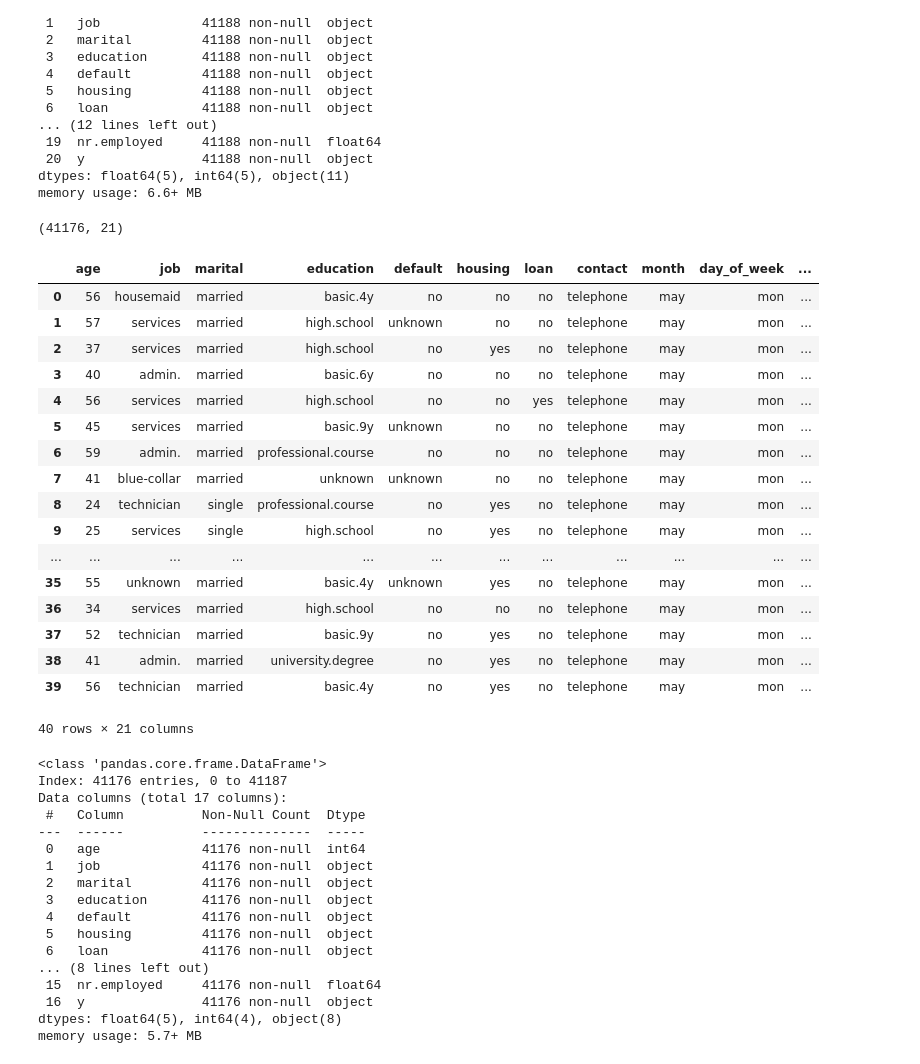
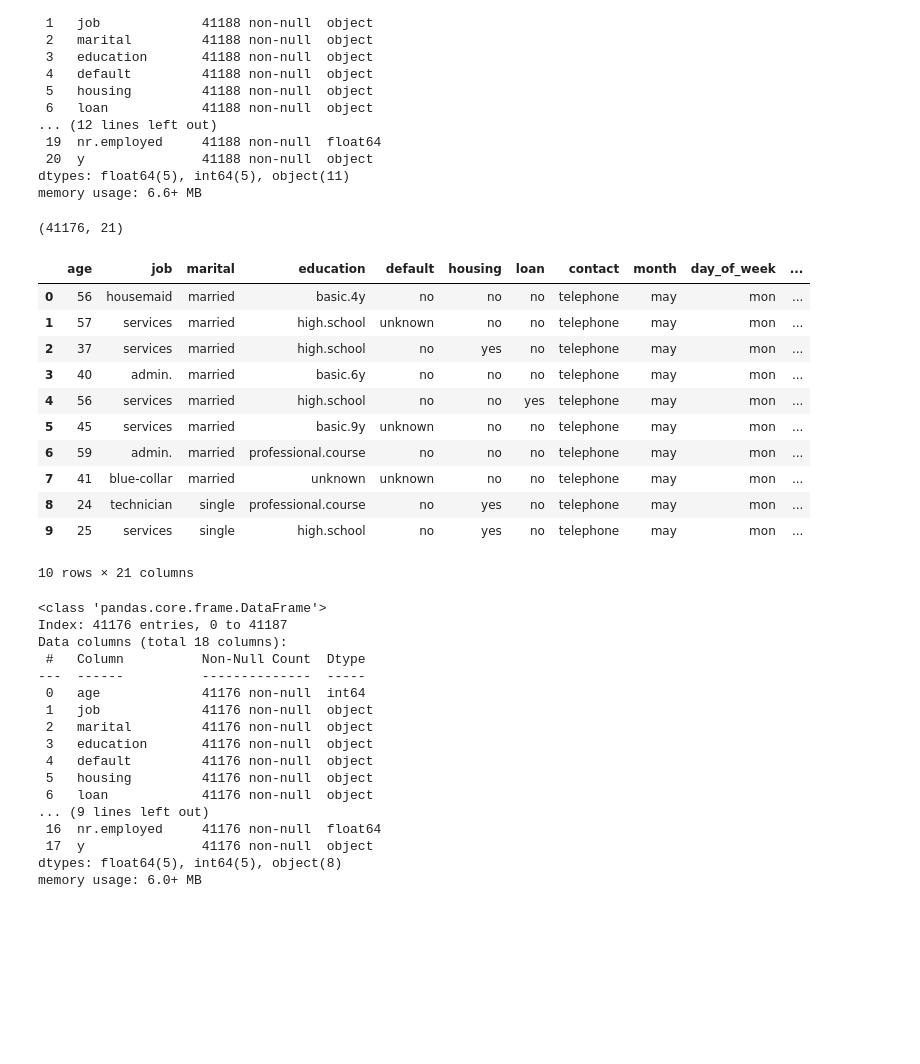
Before and after one commit to Yakondra/machine-learning-python-template, a Jupyter notebook: src/explore.ipynb, the cells around one changed output. Saved outputs shown, nothing was run; the diff lists cells and outputs as text; code cells hidden in the pictures; blank space fills up the shorter version.

```diff
--- a/src/explore.ipynb
+++ b/src/explore.ipynb
@@ -34,40 +34,34 @@ Data columns (total 21 columns):
 dtypes: float64(5), int64(5), object(11)
 memory usage: 6.6+ MB
 # %%
-#month, day_of_week, duration, pdays, education fuera
+#month, day_of_week, pdays, education fuera
 if data_bank.duplicated().sum():
     data_bank = data_bank.drop_duplicates()
 print(data_bank.shape)
-data_bank.head(40)
+data_bank.head(10)
 # %% [output]
 (41176, 21)
 |  | age | job | marital | education | default | housing | loan | contact | month | day_of_week | ... |
 | 0 | 56 | housemaid | married | basic.4y | no | no | no | telephone | may | mon | ... |
 | 1 | 57 | services | married | high.school | unknown | no | no | telephone | may | mon | ... |
 | 2 | 37 | services | married | high.school | no | yes | no | telephone | may | mon | ... |
 | 3 | 40 | admin. | married | basic.6y | no | no | no | telephone | may | mon | ... |
 | 4 | 56 | services | married | high.school | no | no | yes | telephone | may | mon | ... |
 | 5 | 45 | services | married | basic.9y | unknown | no | no | telephone | may | mon | ... |
 | 6 | 59 | admin. | married | professional.course | no | no | no | telephone | may | mon | ... |
 | 7 | 41 | blue-collar | married | unknown | unknown | no | no | telephone | may | mon | ... |
 | 8 | 24 | technician | single | professional.course | no | yes | no | telephone | may | mon | ... |
 | 9 | 25 | services | single | high.school | no | yes | no | telephone | may | mon | ... |
-| ... | ... | ... | ... | ... | ... | ... | ... | ... | ... | ... | ... |
-| 35 | 55 | unknown | married | basic.4y | unknown | yes | no | telephone | may | mon | ... |
-| 36 | 34 | services | married | high.school | no | no | no | telephone | may | mon | ... |
-| 37 | 52 | technician | married | basic.9y | no | yes | no | telephone | may | mon | ... |
-| 38 | 41 | admin. | married | university.degree | no | yes | no | telephone | may | mon | ... |
-| 39 | 56 | technician | married | basic.4y | no | yes | no | telephone | may | mon | ... |
-40 rows × 21 columns
+10 rows × 21 columns
 # %%
-filt_data = data_bank.drop(['contact', 'month', 'duration', 'day_of_week'], axis=1)
+filt_data = data_bank.drop(['contact', 'month', 'day_of_week'], axis=1)
 filt_data.info()
 #numerica: age, duration, campaign, pdays, previous, emp.var.rate, cons.price.idx, cons.conf.idx, euribor3m, nr.employed
 #categorica: job, marital, education, default, housing, loan, contact, month, day_of_week, poutcome,
 # %% [output]
 <class 'pandas.core.frame.DataFrame'>
 Index: 41176 entries, 0 to 41187
-Data columns (total 17 columns):
+Data columns (total 18 columns):
  #   Column          Non-Null Count  Dtype
 ---  ------          --------------  -----
  0   age             41176 non-null  int64
@@ -77,11 +71,11 @@ Data columns (total 17 columns):
  4   default         41176 non-null  object
  5   housing         41176 non-null  object
  6   loan            41176 non-null  object
-... (8 lines left out)
- 15  nr.employed     41176 non-null  float64
- 16  y               41176 non-null  object
-dtypes: float64(5), int64(4), object(8)
-memory usage: 5.7+ MB
+... (9 lines left out)
+ 16  nr.employed     41176 non-null  float64
+ 17  y               41176 non-null  object
+dtypes: float64(5), int64(5), object(8)
+memory usage: 6.0+ MB
 # %%
 if filt_data.duplicated().sum():
     filt_data = filt_data.drop_duplicates()
```
Also changed, not shown: parts of 13 cells of this notebook.
